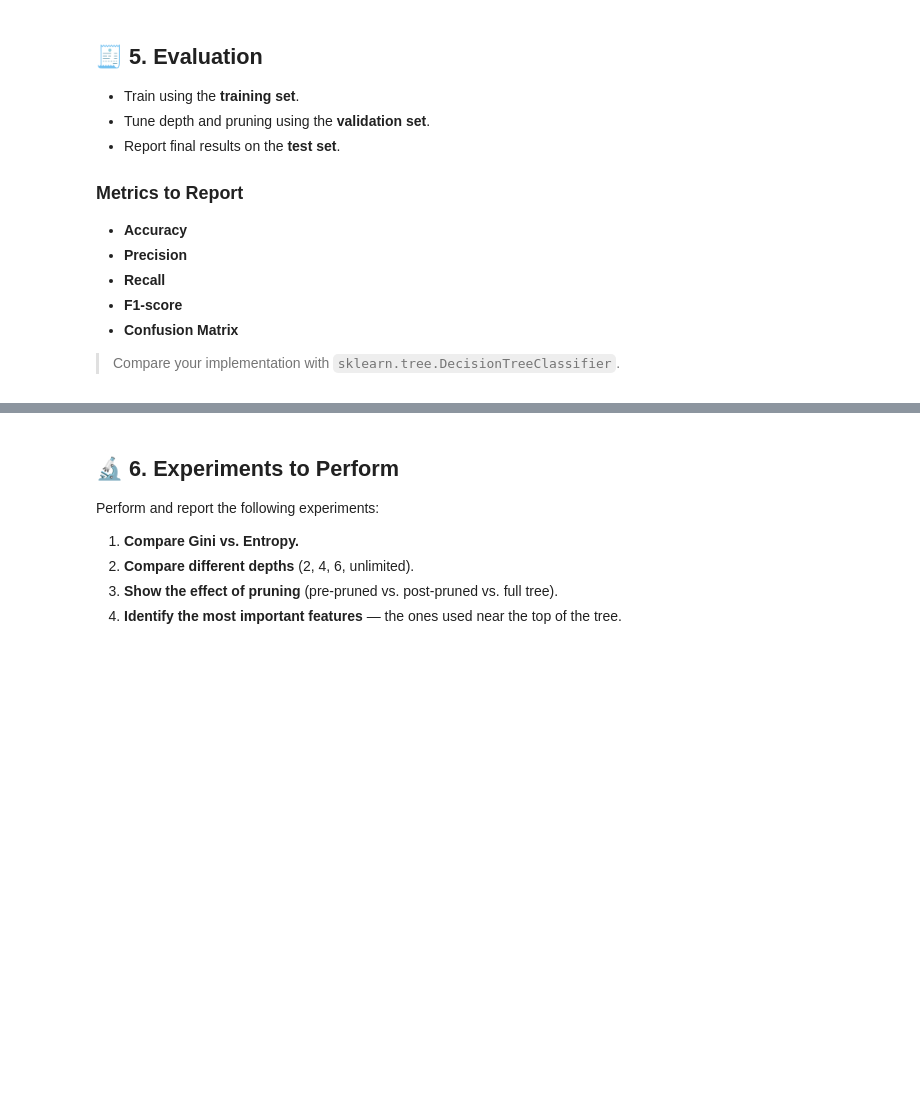
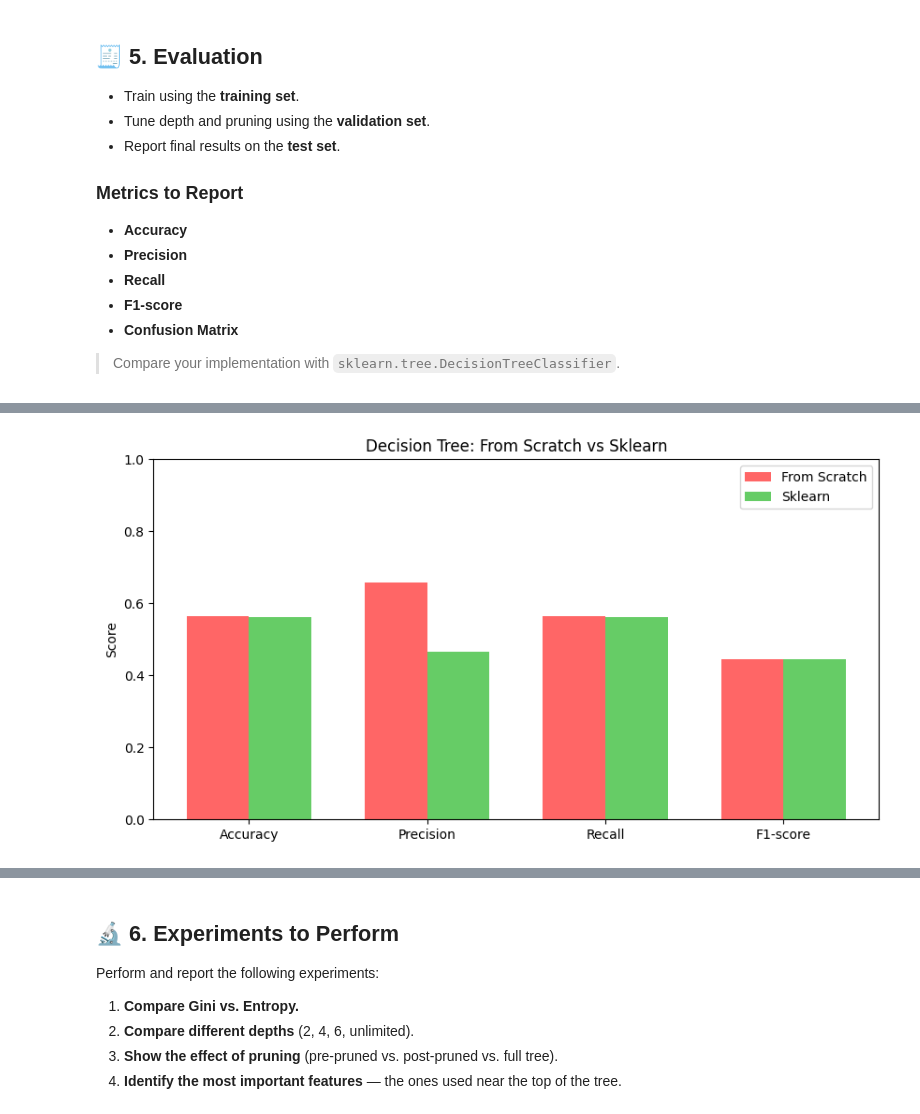
Before and after one commit to yugbathla30/DTU-CS303---ML-LAB-FILE-, a Jupyter notebook: exp 5/Decision tree.ipynb, the cells around one changed output, grey strips where cells are left out. Cells and saved outputs as stored; diff of their text form; code cells hidden in the pictures; blank space fills up the shorter version.

```diff
--- a/exp 5/Decision tree.ipynb
+++ b/exp 5/Decision tree.ipynb
@@ -106,0 +641,44 @@ Steps for reduced error pruning:
+# %%
+# From scratch
+y_pred_scratch = tree_final.predict(X_test)
+metrics_scratch = {
+    'Accuracy': accuracy_score(y_test, y_pred_scratch),
+    'Precision': precision_score(y_test, y_pred_scratch, average='weighted'),
+    'Recall': recall_score(y_test, y_pred_scratch, average='weighted'),
+    'F1-score': f1_score(y_test, y_pred_scratch, average='weighted')
+}
+
+# Sklearn
+sk_tree = DecisionTreeClassifier(
+    criterion='gini',
+    max_depth=best_depth,
+    min_samples_split=5
+)
+sk_tree.fit(X_train_val, y_train_val)
+y_pred_sklearn = sk_tree.predict(X_test)
+metrics_sklearn = {
+    'Accuracy': accuracy_score(y_test, y_pred_sklearn),
+    'Precision': precision_score(y_test, y_pred_sklearn, average='weighted'),
+    'Recall': recall_score(y_test, y_pred_sklearn, average='weighted'),
+    'F1-score': f1_score(y_test, y_pred_sklearn, average='weighted')
+}
+# %%
+metrics_names = list(metrics_scratch.keys())
+scratch_values = list(metrics_scratch.values())
+sklearn_values = list(metrics_sklearn.values())
+
+x = np.arange(len(metrics_names))
+width = 0.35
+
+plt.figure(figsize=(10,5))
+plt.bar(x - width/2, scratch_values, width, label='From Scratch', color='#FF6666')
+plt.bar(x + width/2, sklearn_values, width, label='Sklearn', color='#66CC66')
+
+plt.xticks(x, metrics_names)
+plt.ylim(0, 1)
+plt.ylabel('Score')
+plt.title('Decision Tree: From Scratch vs Sklearn')
+plt.legend()
+plt.show()
+# %% [output]
+[figure, added]
```
Also changed, not shown: parts of 25 cells of this notebook, 3 other files.
